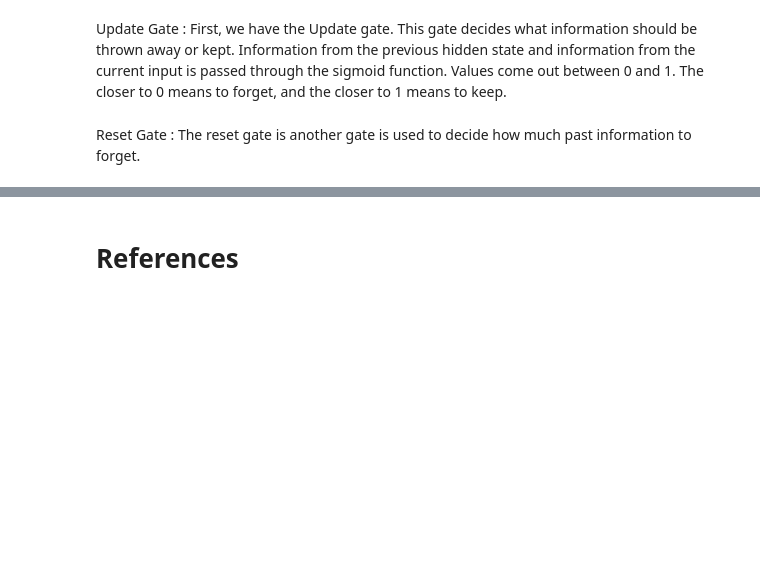
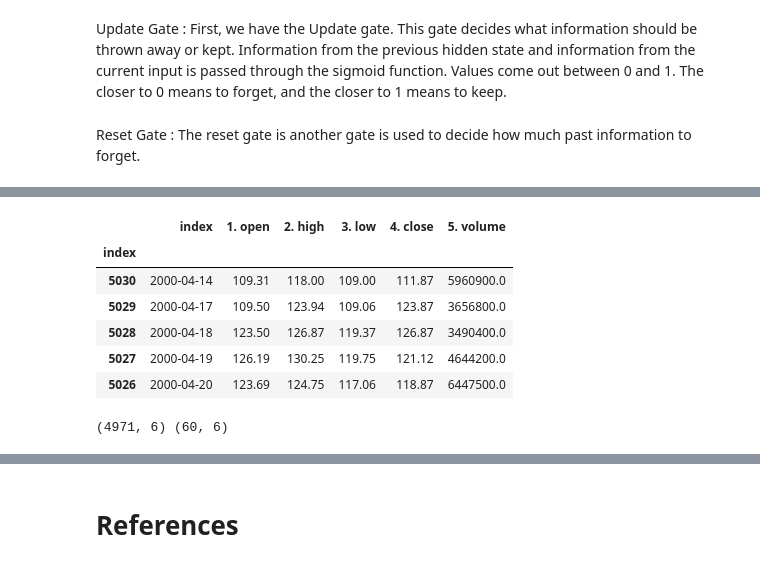
Before and after one commit to ikyath/RNN_Introduction_Fundamentals, a Jupyter notebook: RNN_Theory.ipynb, the cells around one changed output, grey strips where cells are left out. Saved outputs shown, nothing was run; the diff lists cells and outputs as text; code cells hidden in the pictures; blank space fills up the shorter version.

```diff
--- a/RNN_Theory.ipynb
+++ b/RNN_Theory.ipynb
@@ -111,0 +158,12 @@ The reset gate is another gate is used to decide how much past information to fo
+# %%
+dataset = dataset.iloc[::-1]
+# %%
+dataset.head()
+# %% [output]
+|  | index | 1. open | 2. high | 3. low | 4. close | 5. volume |
+| index |  |  |  |  |  |  |
+| 5030 | 2000-04-14 | 109.31 | 118.00 | 109.00 | 111.87 | 5960900.0 |
+| 5029 | 2000-04-17 | 109.50 | 123.94 | 109.06 | 123.87 | 3656800.0 |
+| 5028 | 2000-04-18 | 123.50 | 126.87 | 119.37 | 126.87 | 3490400.0 |
+| 5027 | 2000-04-19 | 126.19 | 130.25 | 119.75 | 121.12 | 4644200.0 |
+| 5026 | 2000-04-20 | 123.69 | 124.75 | 117.06 | 118.87 | 6447500.0 |
@@ -111,0 +174,4 @@ The reset gate is another gate is used to decide how much past information to fo
+# %%
+print(dataset_train.shape,dataset_test.shape)
+# %% [output]
+(4971, 6) (60, 6)
```
Also changed, not shown: parts of 26 cells of this notebook.
